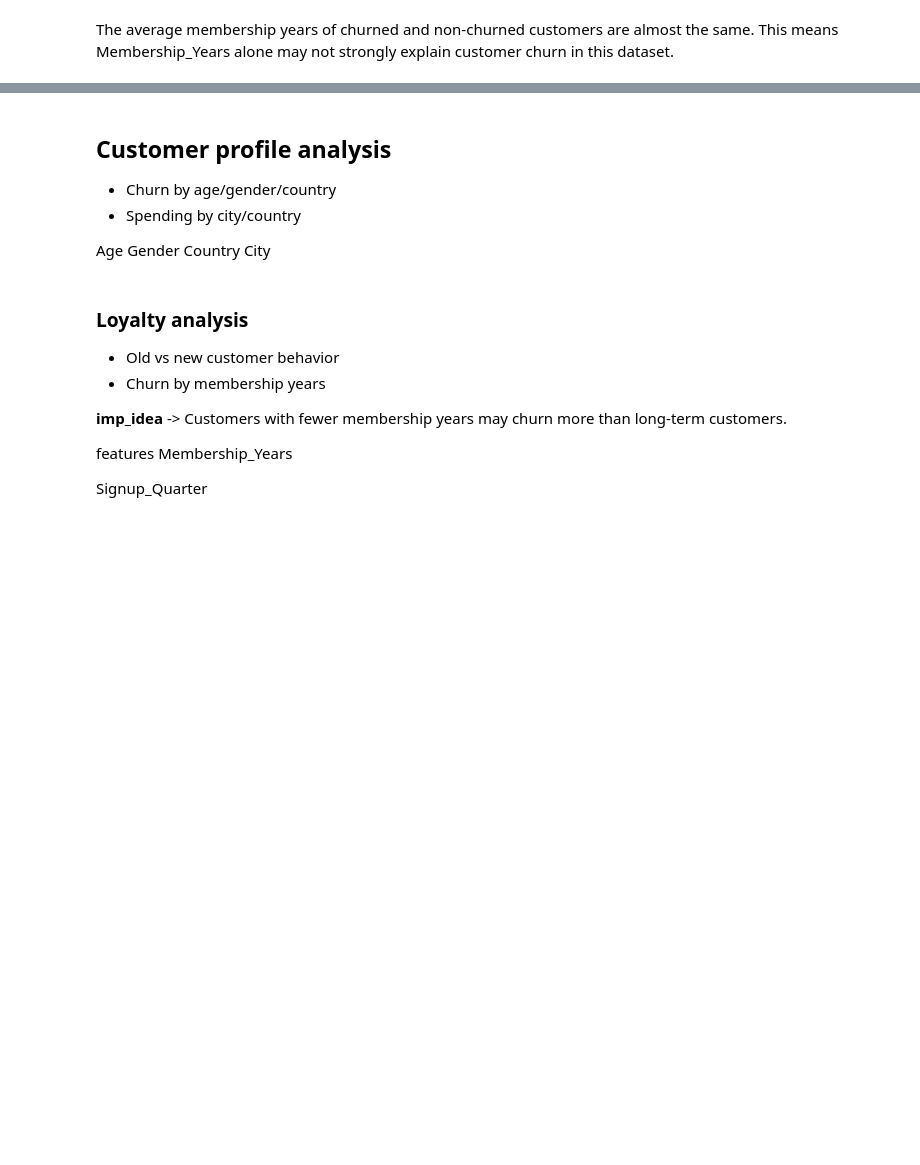
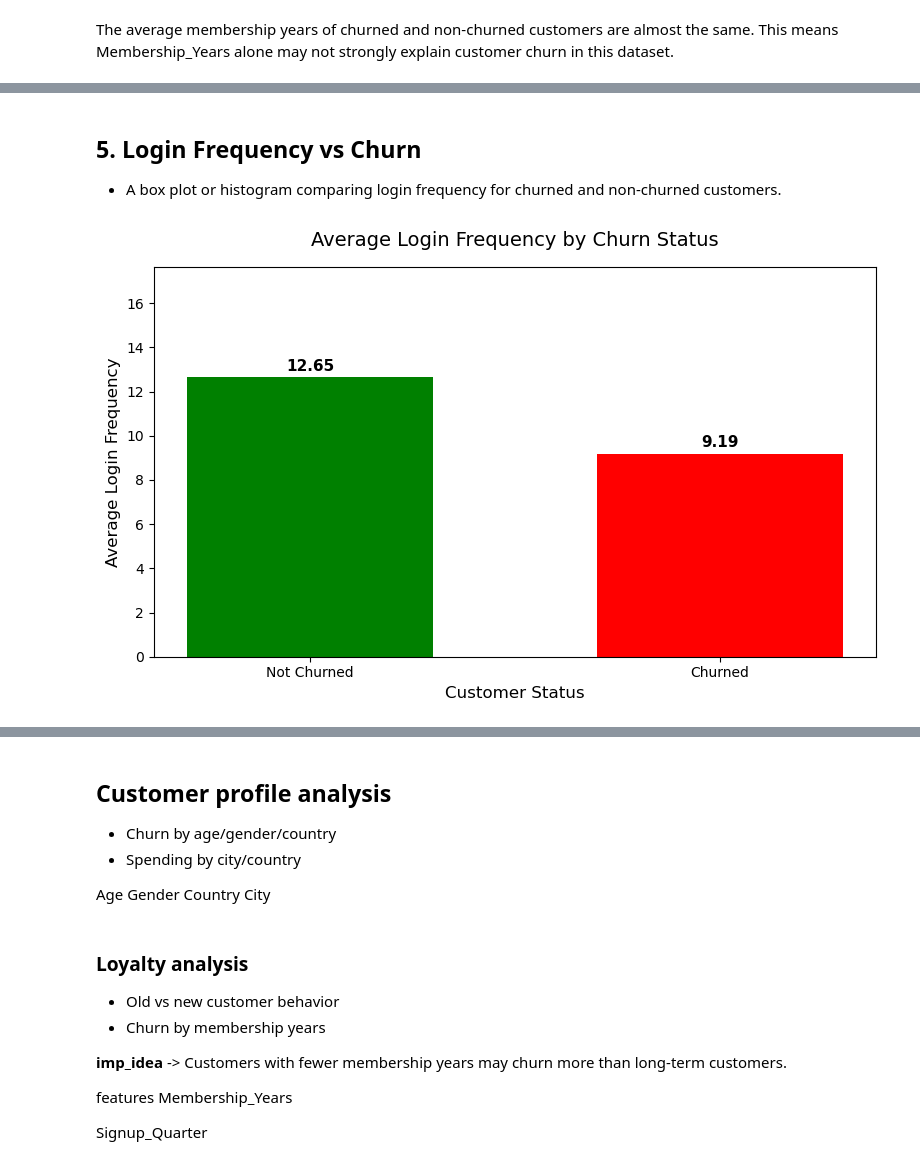
Before and after one commit to pinkimahato9814-afk/Final_project_Customer-Mind-360, a Jupyter notebook: notebooks/01_data_understanding_cleanng.ipynb, the cells around one changed output, grey strips where cells are left out. Cells and saved outputs as stored; diff of their text form; code cells hidden in the pictures; blank space fills up the shorter version.

```diff
--- a/notebooks/01_data_understanding_cleanng.ipynb
+++ b/notebooks/01_data_understanding_cleanng.ipynb
@@ -665,0 +640,39 @@ The average membership years of churned and non-churned customers are almost the
+# %% [markdown]
+## 5. Login Frequency vs Churn
+- A box plot or histogram comparing login frequency for churned and non-churned customers.
+# %%
+LG_frequency_churn = df.groupby('Churned')['Login_Frequency'].mean()
+
+plt.figure(figsize=(8, 5))
+
+plt.bar(
+    LG_frequency_churn.index,
+    LG_frequency_churn.values,
+    color=['green', 'red'],  width=0.6
+)
+
+plt.title("Average Login Frequency by Churn Status",fontsize=14, pad=15)
+plt.xlabel("Customer Status",fontsize=12)
+plt.ylabel("Average Login Frequency",fontsize=12)
+
+plt.xticks([0, 1], ["Not Churned", "Churned"])
+
+
+# Add extra space above the highest bar
+plt.ylim(0, LG_frequency_churn.max() + 5)
+
+# Add value labels on top of bars
+for i, value in enumerate(LG_frequency_churn.values):
+    plt.text(
+        i,
+        value + 0.3,
+        f"{value:.2f}",
+        ha="center",
+        fontsize=11,
+        fontweight="bold"
+    )
+
+plt.tight_layout()
+plt.show()
+# %% [output]
+[figure, added]
```
Also changed, not shown: parts of 16 cells of this notebook, 1 other file.
